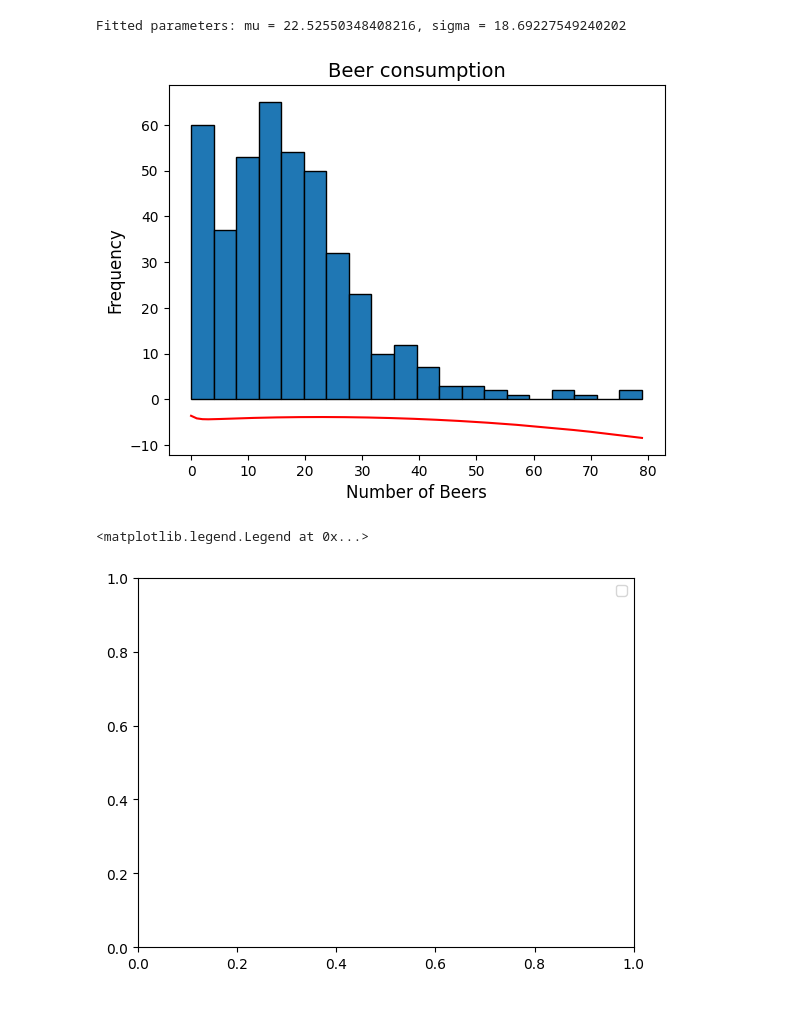
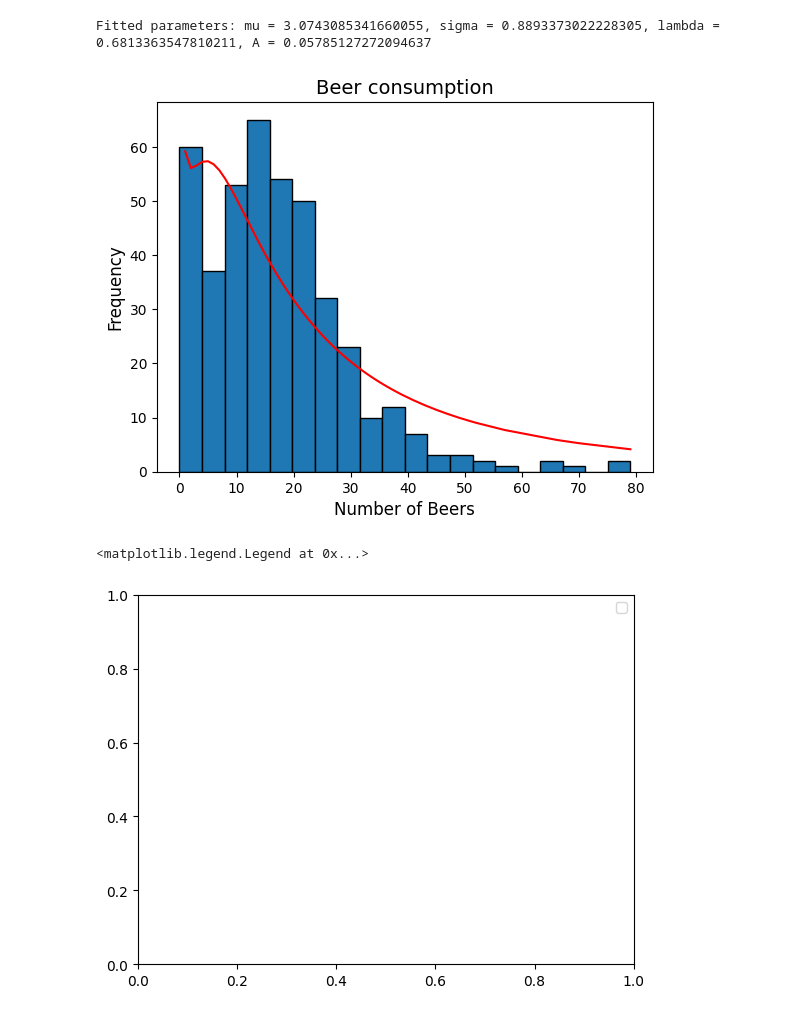
Before and after one commit to gggwilliam/datfExercises1, a Jupyter notebook: stregliste.ipynb, the cells around one changed output. Drawn from its saved outputs; the diff is of its cells as text; code cells hidden in the pictures.

```diff
--- a/stregliste.ipynb
+++ b/stregliste.ipynb
@@ -12,46 +12,43 @@ beers2 = streg2[streg2.columns[0:5]].sum(axis=1)
 
 streg3 = pd.read_csv('stregliste3.csv', delimiter=',', header=0, dtype=float)
 beers3 = streg3[streg3.columns[0:5]].sum(axis=1)
 
 streg4 = pd.read_csv('stregliste4.csv', delimiter=',', header=0, dtype=float)
 beers4 = streg4[streg4.columns[0:5]].sum(axis=1)
 
 beers_tot = np.concatenate((beers1, beers2, beers3, beers4))
 
 bins = round(np.sqrt(len(beers_tot)))
 
 plt.hist(beers_tot, bins=bins, edgecolor='black')
 plt.xlabel('Number of Beers', fontsize=12)
 plt.ylabel('Frequency', fontsize=12)
 plt.title('Beer consumption', fontsize=14)
 
 
 hist, bin_edges = np.histogram(beers_tot, bins=bins)
 
 bin_centers = (bin_edges[:-1] + bin_edges[1:]) / 2
 
-#var, cov = opt.curve_fit(
-#    f,
-#    bin_centers,
-#    hist,
-#    p0=[max(hist), np.mean(beers_tot), np.std(beers_tot)]
-#)
+positive_beers = beers_tot[beers_tot > 0] #log(0) not defined
 
-mu = np.mean(beers_tot)
-sigma = np.std(beers_tot)
+mu = np.mean(np.log(positive_beers))
+sigma = np.std(np.log(positive_beers))
+bin_width = bin_edges[1] - bin_edges[0]
 
-def f(x, mu, sigma):
-    return np.exp(-x) + np.log((1/(sigma * np.sqrt(2 * np.pi))) * np.exp(-0.5 * ((x - mu) / sigma) ** 2))
 
-var, cov = opt.curve_fit(f, bin_centers, hist, p0=[mu, sigma])
+def f(x, mu, sigma, lam, A):
+    return len(positive_beers) *bin_width * (A*np.exp(-lam*x) + (1-A)*1/(x*sigma*np.sqrt(2*np.pi)) * np.exp(-((np.log(x)-mu)**2 / 2*sigma**2)))
 
-print(f"Fitted parameters: mu = {var[0]}, sigma = {var[1]}")
+var, cov = opt.curve_fit(f, bin_centers, hist, p0=[mu, sigma, 1, 0.5])
+
+print(f"Fitted parameters: mu = {var[0]}, sigma = {var[1]}, lambda = {var[2]}, A = {var[3]}")
 
 plt.plot(np.sort(beers_tot), f(np.sort(beers_tot), *var), color='red', label='Fitted Curve')
 plt.show()
 plt.legend()
 # %% [output]
-Fitted parameters: mu = 22.52550348408216, sigma = 18.69227549240202
+Fitted parameters: mu = 3.0743085341660055, sigma = 0.8893373022228305, lambda = 0.6813363547810211, A = 0.05785127272094637
-[figure, old version]
+[figure, new version]
 <matplotlib.legend.Legend at 0x...>
 [figure]
```
